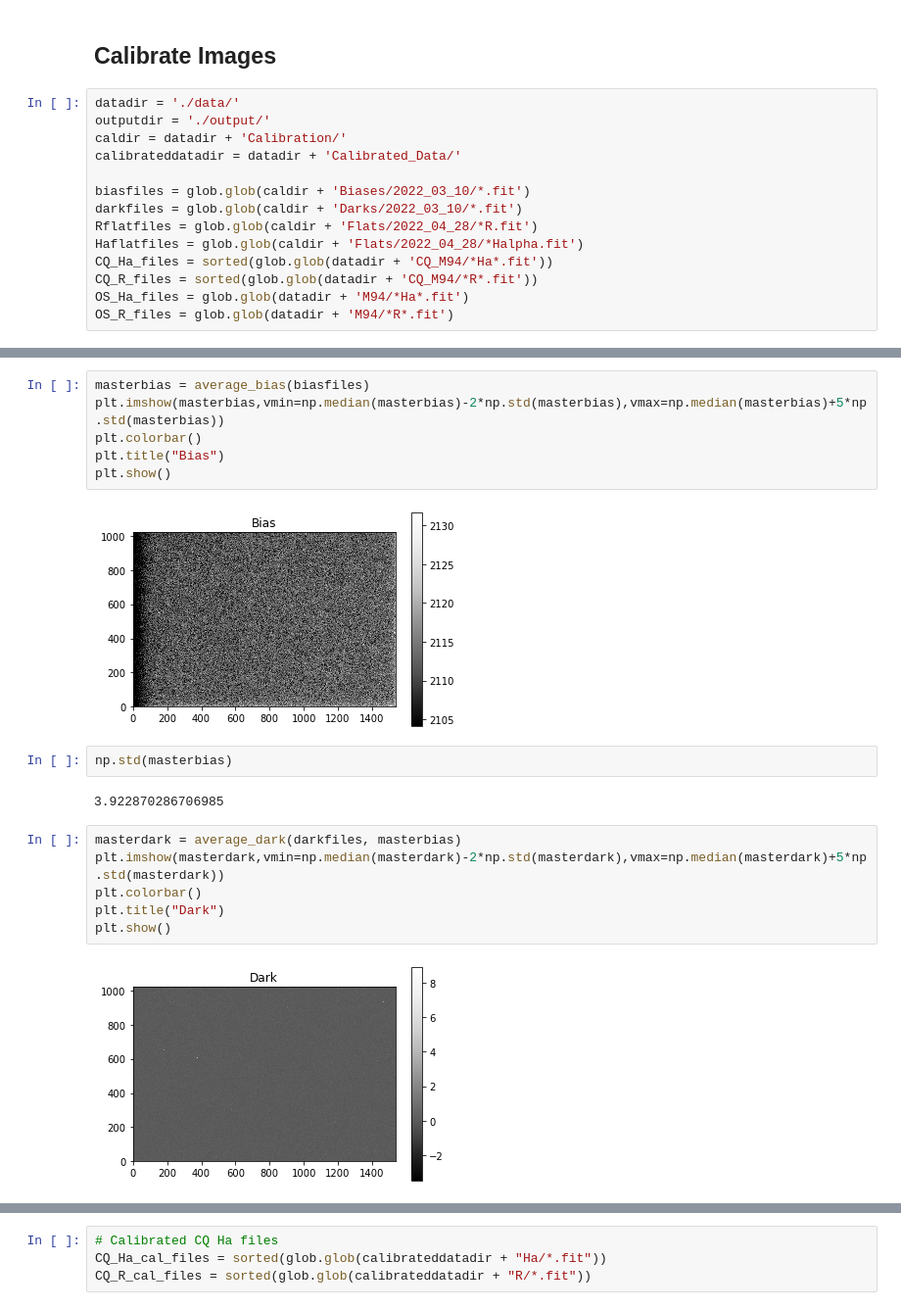
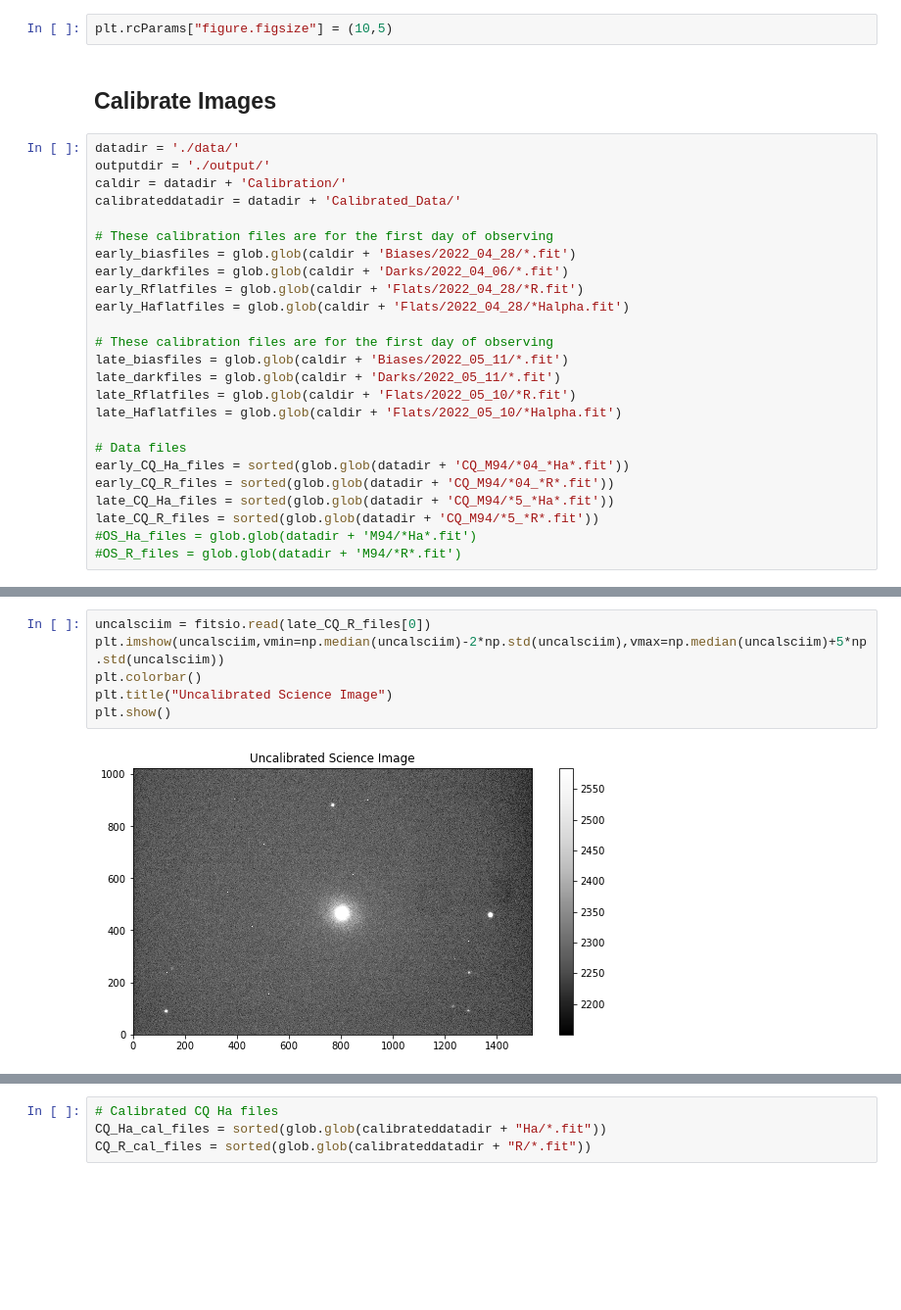
Before and after one commit to lucaspauker/phys100-final-project, a Jupyter notebook: M94_Data_Reduction.ipynb, the cells around one changed output, grey strips where cells are left out. Shown at 98% size. Drawn from its saved outputs; the diff is of its cells as text; blank space fills up the shorter version.

```diff
--- a/M94_Data_Reduction.ipynb
+++ b/M94_Data_Reduction.ipynb
@@ -30,6 +30,8 @@ from complete_process import average_bias, average_dark, average_flat, science_e
 # Note that you do not need to have magnitude errors implemented. That is for lab 1.5! Returning 0 for all
 # magnitude errors is fine for now.
 from photometry import create_phot_cat, aper_flux
+# %%
+plt.rcParams["figure.figsize"] = (10,5)
 # %% [markdown]
 ## Calibrate Images
 # %%
@@ -38,11 +40,22 @@ outputdir = './output/'
 caldir = datadir + 'Calibration/'
 calibrateddatadir = datadir + 'Calibrated_Data/'
 
-biasfiles = glob.glob(caldir + 'Biases/2022_03_10/*.fit')
-darkfiles = glob.glob(caldir + 'Darks/2022_03_10/*.fit')
-Rflatfiles = glob.glob(caldir + 'Flats/2022_04_28/*R.fit')
-Haflatfiles = glob.glob(caldir + 'Flats/2022_04_28/*Halpha.fit')
-CQ_Ha_files = sorted(glob.glob(datadir + 'CQ_M94/*Ha*.fit'))
-CQ_R_files = sorted(glob.glob(datadir + 'CQ_M94/*R*.fit'))
-OS_Ha_files = glob.glob(datadir + 'M94/*Ha*.fit')
-OS_R_files = glob.glob(datadir + 'M94/*R*.fit')
+# These calibration files are for the first day of observing
+early_biasfiles = glob.glob(caldir + 'Biases/2022_04_28/*.fit')
+early_darkfiles = glob.glob(caldir + 'Darks/2022_04_06/*.fit')
+early_Rflatfiles = glob.glob(caldir + 'Flats/2022_04_28/*R.fit')
+early_Haflatfiles = glob.glob(caldir + 'Flats/2022_04_28/*Halpha.fit')
+
+# These calibration files are for the first day of observing
+late_biasfiles = glob.glob(caldir + 'Biases/2022_05_11/*.fit')
+late_darkfiles = glob.glob(caldir + 'Darks/2022_05_11/*.fit')
+late_Rflatfiles = glob.glob(caldir + 'Flats/2022_05_10/*R.fit')
+late_Haflatfiles = glob.glob(caldir + 'Flats/2022_05_10/*Halpha.fit')
+
+# Data files
+early_CQ_Ha_files = sorted(glob.glob(datadir + 'CQ_M94/*04_*Ha*.fit'))
+early_CQ_R_files = sorted(glob.glob(datadir + 'CQ_M94/*04_*R*.fit'))
+late_CQ_Ha_files = sorted(glob.glob(datadir + 'CQ_M94/*5_*Ha*.fit'))
+late_CQ_R_files = sorted(glob.glob(datadir + 'CQ_M94/*5_*R*.fit'))
+#OS_Ha_files = glob.glob(datadir + 'M94/*Ha*.fit')
+#OS_R_files = glob.glob(datadir + 'M94/*R*.fit')
@@ -49,20 +122,8 @@ OS_R_files = glob.glob(datadir + 'M94/*R*.fit')
 # %%
-masterbias = average_bias(biasfiles)
-plt.imshow(masterbias,vmin=np.median(masterbias)-2*np.std(masterbias),vmax=np.median(masterbias)+5*np.std(masterbias))
+uncalsciim = fitsio.read(late_CQ_R_files[0])
+plt.imshow(uncalsciim,vmin=np.median(uncalsciim)-2*np.std(uncalsciim),vmax=np.median(uncalsciim)+5*np.std(uncalsciim))
 plt.colorbar()
-plt.title("Bias")
+plt.title("Uncalibrated Science Image")
 plt.show()
 # %% [output]
-[figure, old version]
+[figure, new version]
-# %%
-np.std(masterbias)
-# %% [output]
-3.922870286706985
-# %%
-masterdark = average_dark(darkfiles, masterbias)
-plt.imshow(masterdark,vmin=np.median(masterdark)-2*np.std(masterdark),vmax=np.median(masterdark)+5*np.std(masterdark))
-plt.colorbar()
-plt.title("Dark")
-plt.show()
-# %% [output]
-[figure, removed]
```
Also changed, not shown: parts of 19 cells of this notebook, 44 other files.
